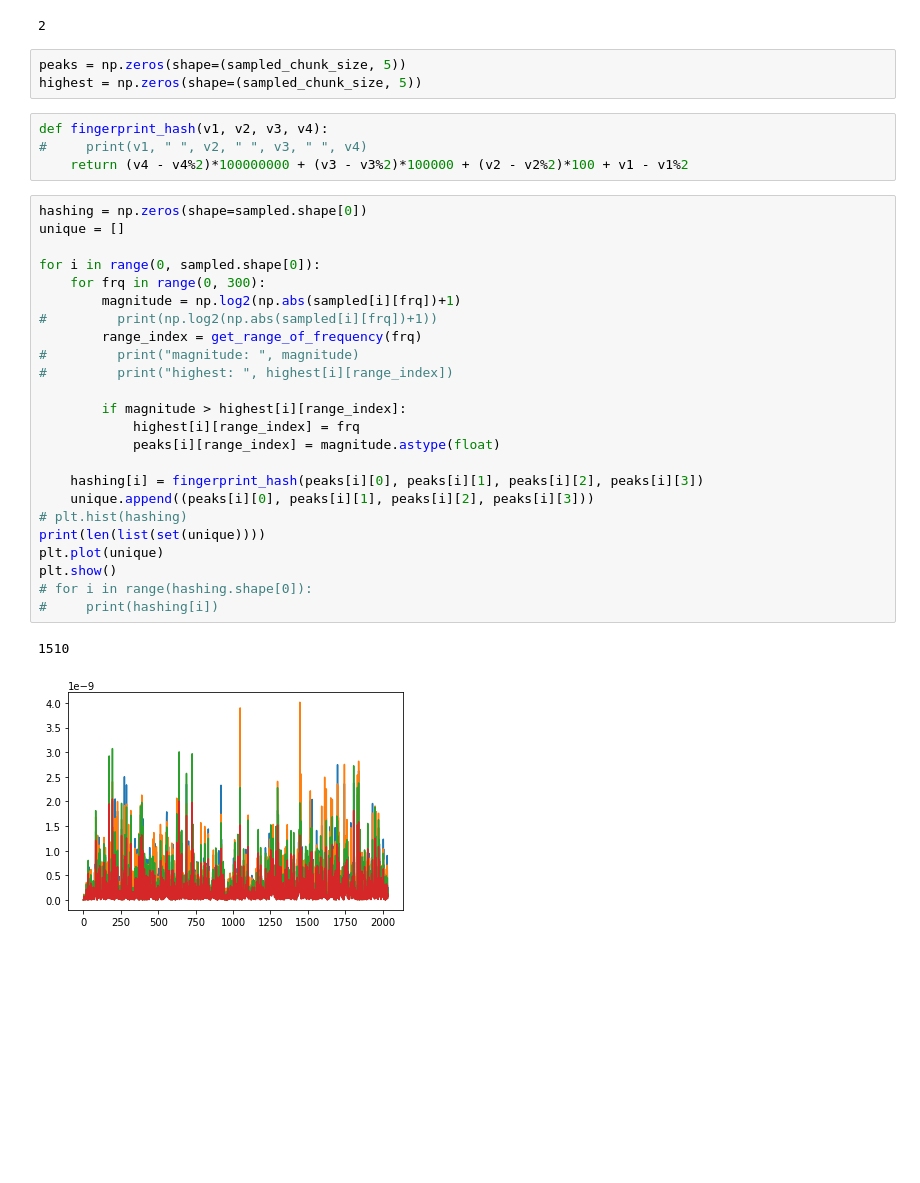
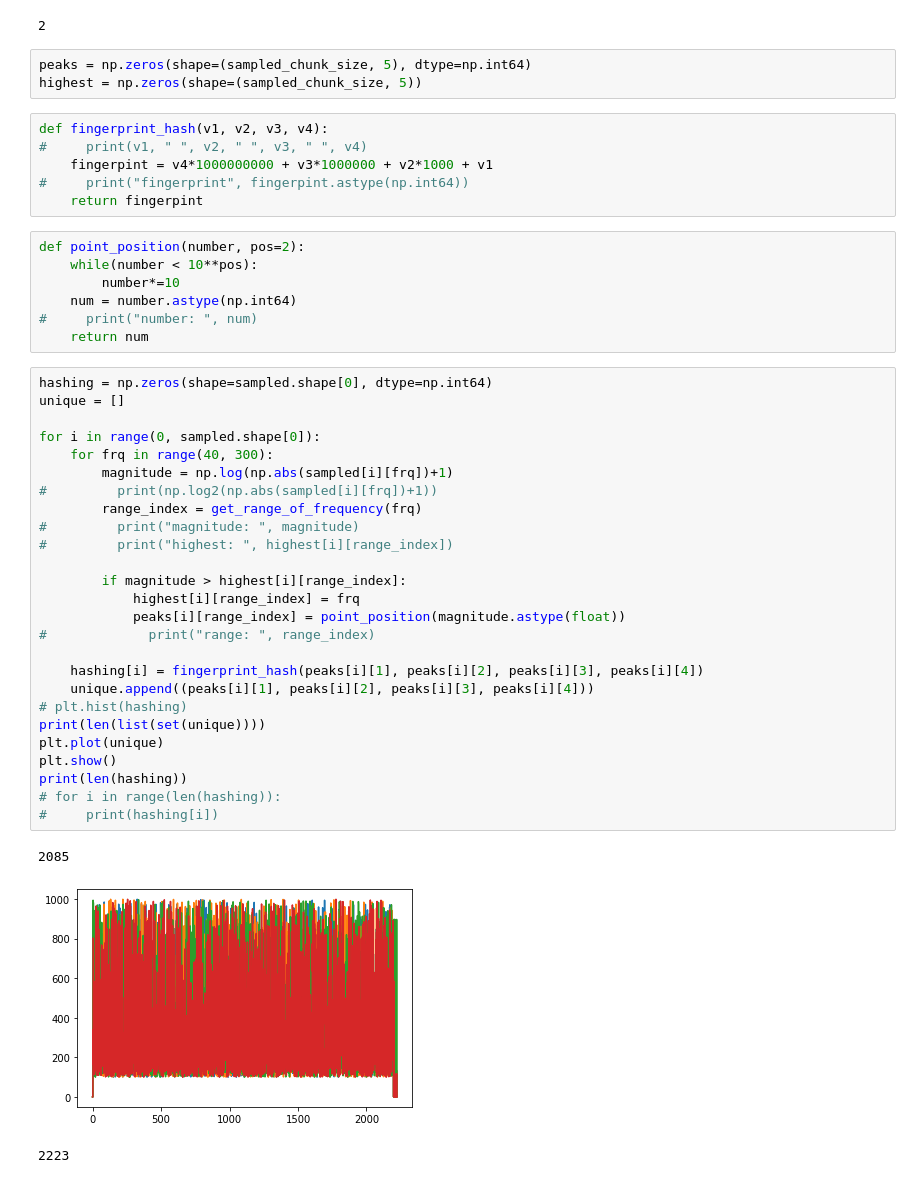
Before and after one commit to Owliie/Smart-Radio, a Jupyter notebook: experiments/song_recognition.ipynb, the cells around one changed output. Cells and saved outputs as stored; diff of their text form; blank space fills up the shorter version.

Commit message:
Fixed fingerprinting function

```diff
--- a/experiments/song_recognition.ipynb
+++ b/experiments/song_recognition.ipynb
@@ -99,36 +99,48 @@ get_range_of_frequency(100)
 # %% [output]
 2
 # %%
-peaks = np.zeros(shape=(sampled_chunk_size, 5))
+peaks = np.zeros(shape=(sampled_chunk_size, 5), dtype=np.int64)
 highest = np.zeros(shape=(sampled_chunk_size, 5))
-# %%
-def fingerprint_hash(v1, v2, v3, v4):
-#     print(v1, " ", v2, " ", v3, " ", v4)
-    return (v4 - v4%2)*100000000 + (v3 - v3%2)*100000 + (v2 - v2%2)*100 + v1 - v1%2
+# %%
+def fingerprint_hash(v1, v2, v3, v4):
+#     print(v1, " ", v2, " ", v3, " ", v4)
+    fingerpint = v4*1000000000 + v3*1000000 + v2*1000 + v1
+#     print("fingerprint", fingerpint.astype(np.int64))
+    return fingerpint
+# %%
+def point_position(number, pos=2):
+    while(number < 10**pos):
+        number*=10
+    num = number.astype(np.int64)
+#     print("number: ", num)
+    return num
 # %%
-hashing = np.zeros(shape=sampled.shape[0])
+hashing = np.zeros(shape=sampled.shape[0], dtype=np.int64)
 unique = []
 
 for i in range(0, sampled.shape[0]):
-    for frq in range(0, 300):
-        magnitude = np.log2(np.abs(sampled[i][frq])+1)
+    for frq in range(40, 300):
+        magnitude = np.log(np.abs(sampled[i][frq])+1)
 #         print(np.log2(np.abs(sampled[i][frq])+1))
         range_index = get_range_of_frequency(frq)
 #         print("magnitude: ", magnitude)
 #         print("highest: ", highest[i][range_index])
 
         if magnitude > highest[i][range_index]:
             highest[i][range_index] = frq
-            peaks[i][range_index] = magnitude.astype(float)
+            peaks[i][range_index] = point_position(magnitude.astype(float))
+#             print("range: ", range_index)
 
-    hashing[i] = fingerprint_hash(peaks[i][0], peaks[i][1], peaks[i][2], peaks[i][3])
-    unique.append((peaks[i][0], peaks[i][1], peaks[i][2], peaks[i][3]))
+    hashing[i] = fingerprint_hash(peaks[i][1], peaks[i][2], peaks[i][3], peaks[i][4])
+    unique.append((peaks[i][1], peaks[i][2], peaks[i][3], peaks[i][4]))
 # plt.hist(hashing)
 print(len(list(set(unique))))
 plt.plot(unique)
 plt.show()
-# for i in range(hashing.shape[0]):
+print(len(hashing))
+# for i in range(len(hashing)):
 #     print(hashing[i])
 # %% [output]
-1510
+2085
-[figure, old version]
+[figure, new version]
+2223
```
Also changed, not shown: parts of 1 cell of this notebook.
